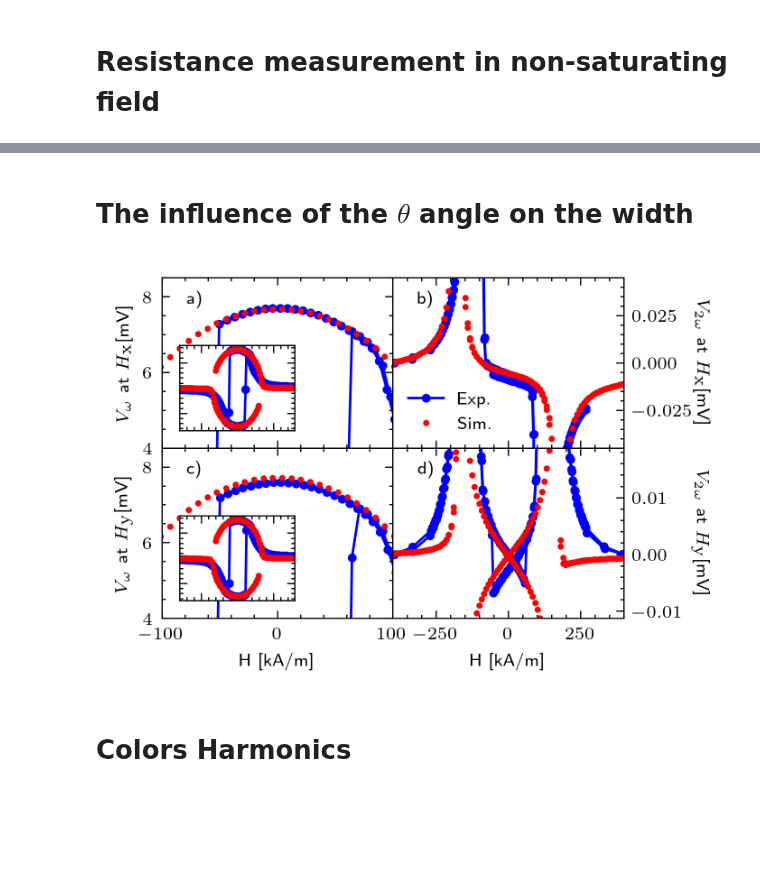
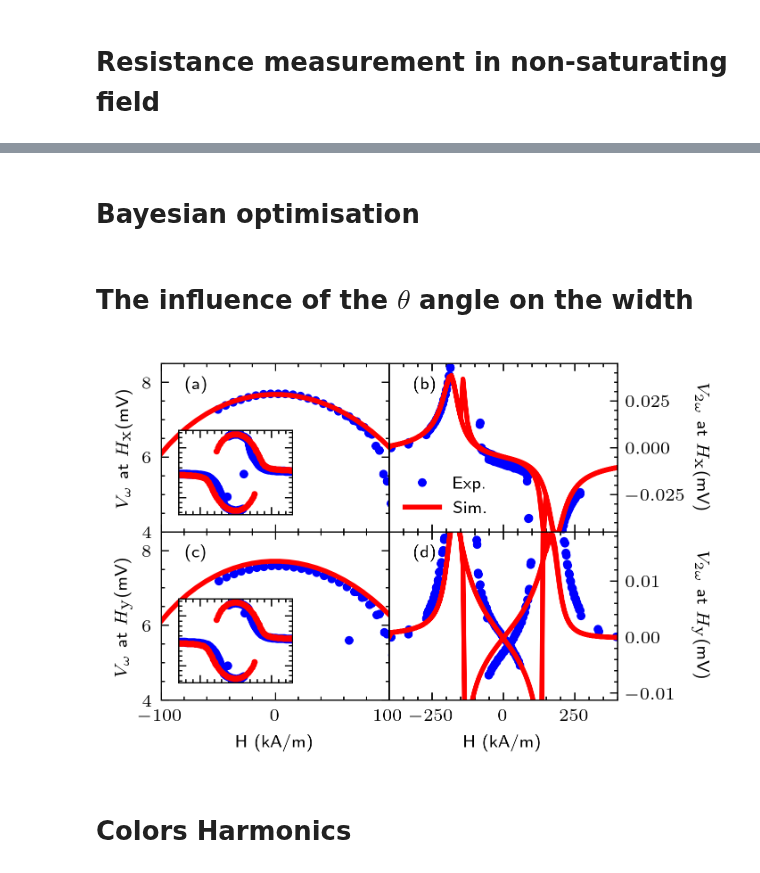
Before and after one commit to LemurPwned/cmtj, a Jupyter notebook: examples/harmonic-hall/HarmonicsFits.ipynb, the cells around one changed output, grey strips where cells are left out. Cells and saved outputs as stored; diff of their text form; code cells hidden in the pictures; blank space fills up the shorter version.

```diff
--- a/examples/harmonic-hall/HarmonicsFits.ipynb
+++ b/examples/harmonic-hall/HarmonicsFits.ipynb
@@ -464,0 +630,2 @@ with plt.style.context(['science', 'nature']):
+# %% [markdown]
+# Bayesian optimisation
@@ -465,3 +681,13 @@ with plt.style.context(['science', 'nature']):
+# %%
+our_R = simulate(Ms=0.525, Ku=1.54e5, alpha=0.03, mode=mode, Hvecs=Hvecs)
+if mode == 'rxy':
+    our_R -= np.mean(our_R)
+with plt.style.context(['science', 'nature']):
+    fig, ax = plt.subplots(dpi=300)
+    ax.plot(exp_scan / 1e3, exp_y, 'bo-', markersize=ms, label='Exp.')
+    ax.plot(exp_scan / 1e3, best_R, 'ro', markersize=ms, label='Opt.')
+    ax.plot(exp_scan / 1e3, our_R, 'go-', markersize=ms, label='Sim.')
+    ax.legend()
 # %% [markdown]
 # The influence of the $\theta$ angle on the width
 # %%
@@ -656,6 +882,7 @@ with plt.style.context(['science', 'nature']):
         2,
         2,
         sharex='col',
+        # sharey='row',
         dpi=400,
     )
     for i, ho in enumerate(('hx', 'hy')):
@@ -670,12 +897,12 @@ with plt.style.context(['science', 'nature']):
 
         ax[i, 0].plot(har1f_H,
                       har1f_a * scale,
-                      "bo-",
+                      "bo",
                       markersize=ms,
                       label='Exp.')
         ax[i, 0].plot(dat[mode] / 1e3,
                       dat[f"{mode}1f"] * scale,
-                      "ro",
+                      "-", linewidth=2, color='r',
                       alpha=1,
                       markersize=sim_ms,
                       label='Sim.')
@@ -689,7 +916,7 @@ with plt.style.context(['science', 'nature']):
         axins.set_xlim([-400, 400])
         axins.plot(har1f_H,
                    har1f_a * scale,
-                   "bo-",
+                   "bo",
                    markersize=ms,
                    label='Exp.')
         axins.plot(dat[mode] / 1e3,
@@ -703,57 +930,57 @@ with plt.style.context(['science', 'nature']):
 
         ax[i, 1].plot(har2f_H,
                       har2f_a * scale,
-                      "bo-",
+                      "bo",
                       markersize=ms,
                       label='Exp.')
         ax[i, 1].plot(dat[mode] / 1e3,
                       dat[f"{mode}2f"] * scale,
-                      "ro",
+                      "-", color='r', linewidth=2,
                       alpha=1,
                       markersize=sim_ms,
                       label='Sim.')
 
         ax[i, 1].set_xlim([-400, 400])
         if ho == 'hx':
             ax[i, 1].set_ylim([-4.5e-4 * scale / 10, 4.5e-4 * scale / 10])
         else:
             ax[i, 1].set_ylim([-4.5e-5 * scale / 4, 7.5e-5 * scale / 4])
         lw = 1.5
-    ax[1, 0].set_xlabel(f"H [kA/m]")
-    ax[1, 1].set_xlabel(f"H [kA/m]")
+    ax[1, 0].set_xlabel(f"H (kA/m)")
+    ax[1, 1].set_xlabel(f"H (kA/m)")
 
-    ax[0, 0].set_ylabel(r"$V_{\omega}$ at $H_\textrm{x}$[mV]")
-    ax[1, 0].set_ylabel(r"$V_{\omega}$ at $H_\textrm{y}$[mV]")
+    ax[0, 0].set_ylabel(r"$V_{\omega}$ at $H_\textrm{x}$(mV)")
+    ax[1, 0].set_ylabel(r"$V_{\omega}$ at $H_\textrm{y}$(mV)")
 
-    ax[0, 1].set_ylabel(r"$V_{2\omega}$ at $H_\textrm{x}$[mV]",
+    ax[0, 1].set_ylabel(r"$V_{2\omega}$ at $H_\textrm{x}$(mV)",
                         rotation=270,
-                        labelpad=6.5)
-    ax[1, 1].set_ylabel(r"$V_{2\omega}$ at $H_\textrm{y}$[mV]",
+                        labelpad=9.5)
+    ax[1, 1].set_ylabel(r"$V_{2\omega}$ at $H_\textrm{y}$(mV)",
                         rotation=270,
-                        labelpad=6.5)
+                        labelpad=9.5)
 
     ax[0, 1].yaxis.tick_right()
     ax[1, 1].yaxis.tick_right()
     ax[0, 1].yaxis.set_label_position("right")
     ax[1, 1].yaxis.set_label_position("right")
     fig.align_ylabels(ax)
-    fig.subplots_adjust(wspace=0, hspace=0.)
+    fig.subplots_adjust(wspace=0., hspace=0.)
     ax[0, 1].legend(loc=3)
-
+    # fig.tight_layout()
     import matplotlib.transforms as mtransforms
-    for label, ax in zip(['a)', 'b)', 'c)', 'd)'], ax.flatten()):
+    for label, ax in zip(['(a)', '(b)', '(c)', '(d)'], ax.flatten()):
         # label physical distance in and down:
         trans = mtransforms.ScaledTranslation(10 / 72, -5 / 72,
                                               fig.dpi_scale_trans)
         ax.text(0.0,
                 1.0,
                 label,
                 transform=ax.transAxes + trans,
                 fontsize='medium',
                 verticalalignment='top',
                 bbox=dict(facecolor='none', edgecolor='none', pad=3.0))
 # %% [output]
-[figure, old version]
+[figure, new version]
 # %% [markdown]
 # Colors Harmonics
 # %%
```
Also changed, not shown: parts of 6 cells of this notebook, 9 other files.
